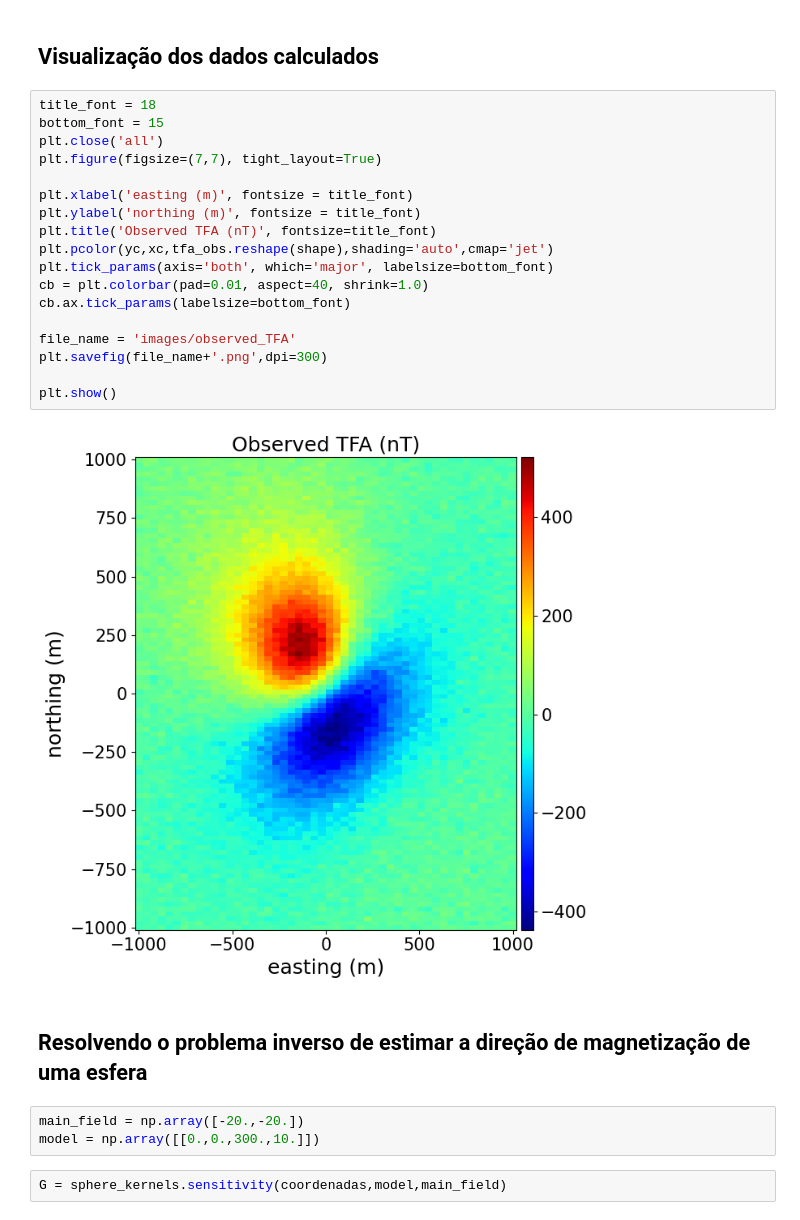
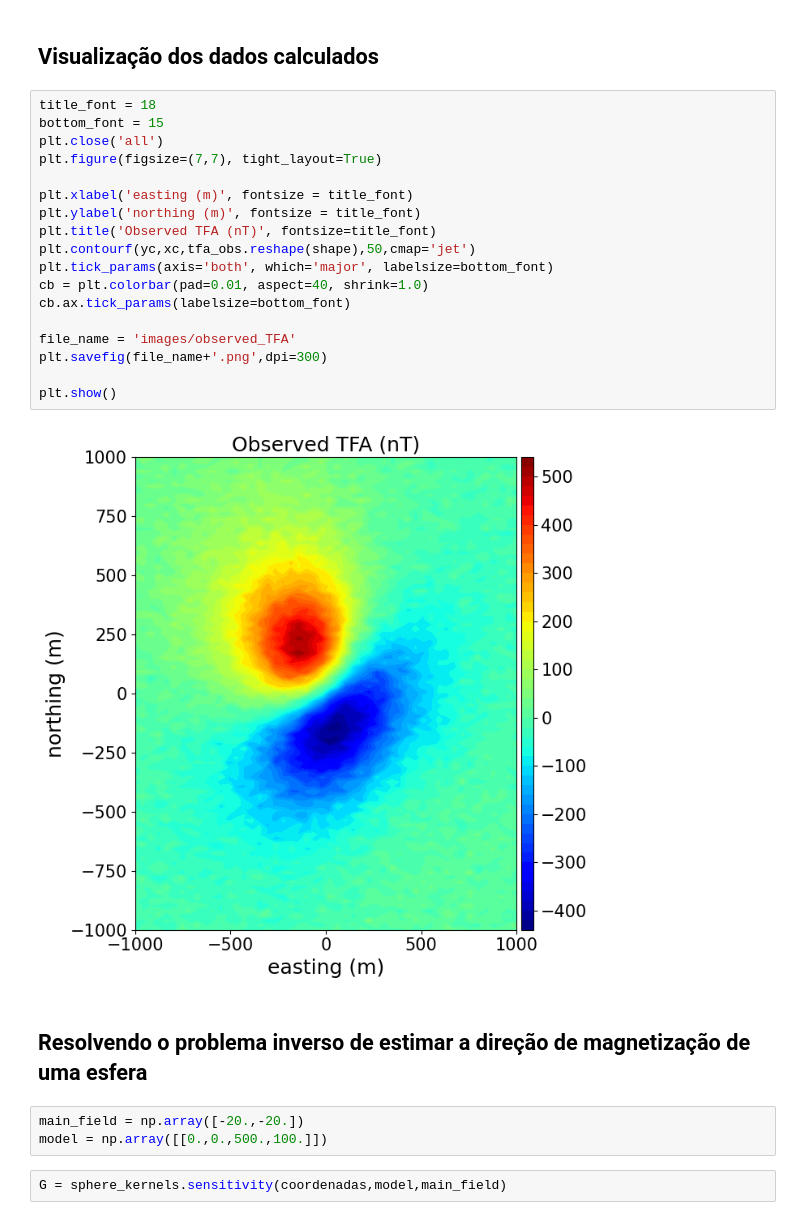
Before and after one commit to andrelreis/introducao-inversao, a Jupyter notebook: Content/codes/Linear_inverse_problems/magnetization_direction_sphere/1. magdir_esfera_estimation.ipynb, the cells around one changed output. Cells and saved outputs as stored; diff of their text form.

```diff
--- a/Content/codes/Linear_inverse_problems/magnetization_direction_sphere/1. magdir_esfera_estimation.ipynb
+++ b/Content/codes/Linear_inverse_problems/magnetization_direction_sphere/1. magdir_esfera_estimation.ipynb
@@ -69,27 +69,27 @@ tfa_obs = tfa + r
 # %%
 title_font = 18
 bottom_font = 15
 plt.close('all')
 plt.figure(figsize=(7,7), tight_layout=True)
 
 plt.xlabel('easting (m)', fontsize = title_font)
 plt.ylabel('northing (m)', fontsize = title_font)
 plt.title('Observed TFA (nT)', fontsize=title_font)
-plt.pcolor(yc,xc,tfa_obs.reshape(shape),shading='auto',cmap='jet')
+plt.contourf(yc,xc,tfa_obs.reshape(shape),50,cmap='jet')
 plt.tick_params(axis='both', which='major', labelsize=bottom_font)
 cb = plt.colorbar(pad=0.01, aspect=40, shrink=1.0)
 cb.ax.tick_params(labelsize=bottom_font)
 
 file_name = 'images/observed_TFA'
 plt.savefig(file_name+'.png',dpi=300)
 
 plt.show()
 # %% [output]
-[figure, old version]
+[figure, new version]
 # %% [markdown]
 ## Resolvendo o problema inverso de estimar a direção de magnetização de uma esfera
 # %%
 main_field = np.array([-20.,-20.])
-model = np.array([[0.,0.,300.,10.]])
+model = np.array([[0.,0.,500.,100.]])
 # %%
 G = sphere_kernels.sensitivity(coordenadas,model,main_field)
```
Also changed, not shown: parts of 4 cells of this notebook, 5 other files.
